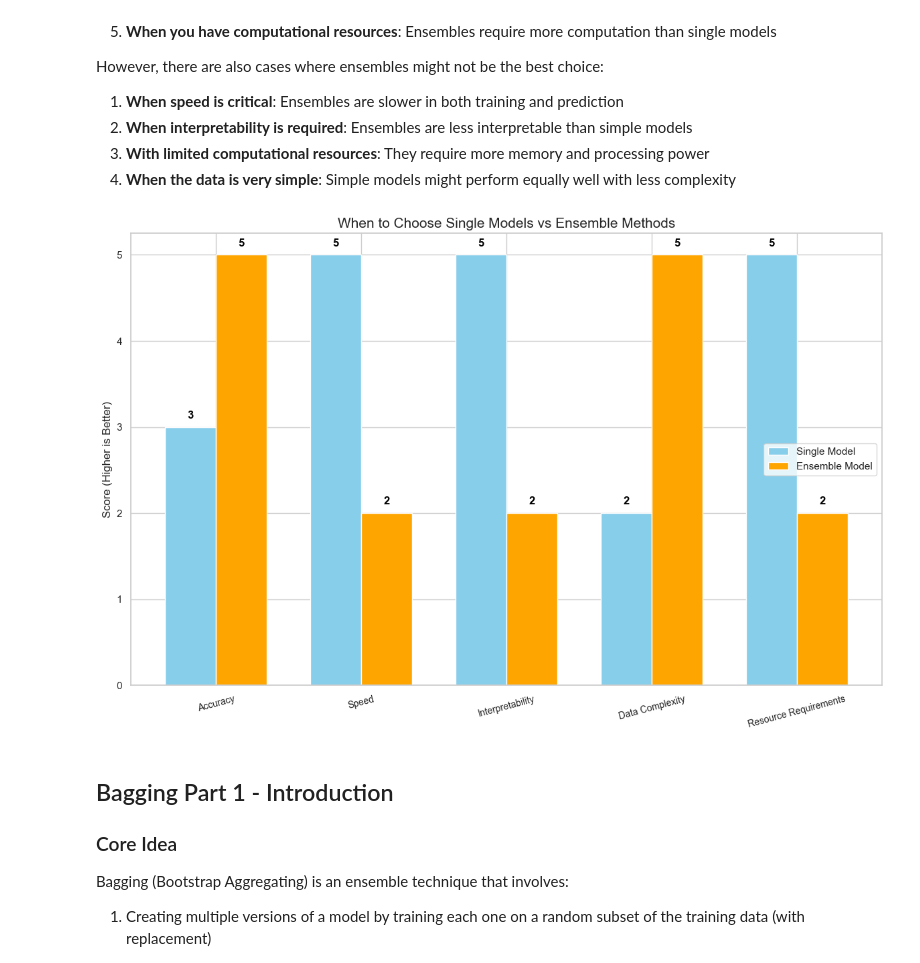
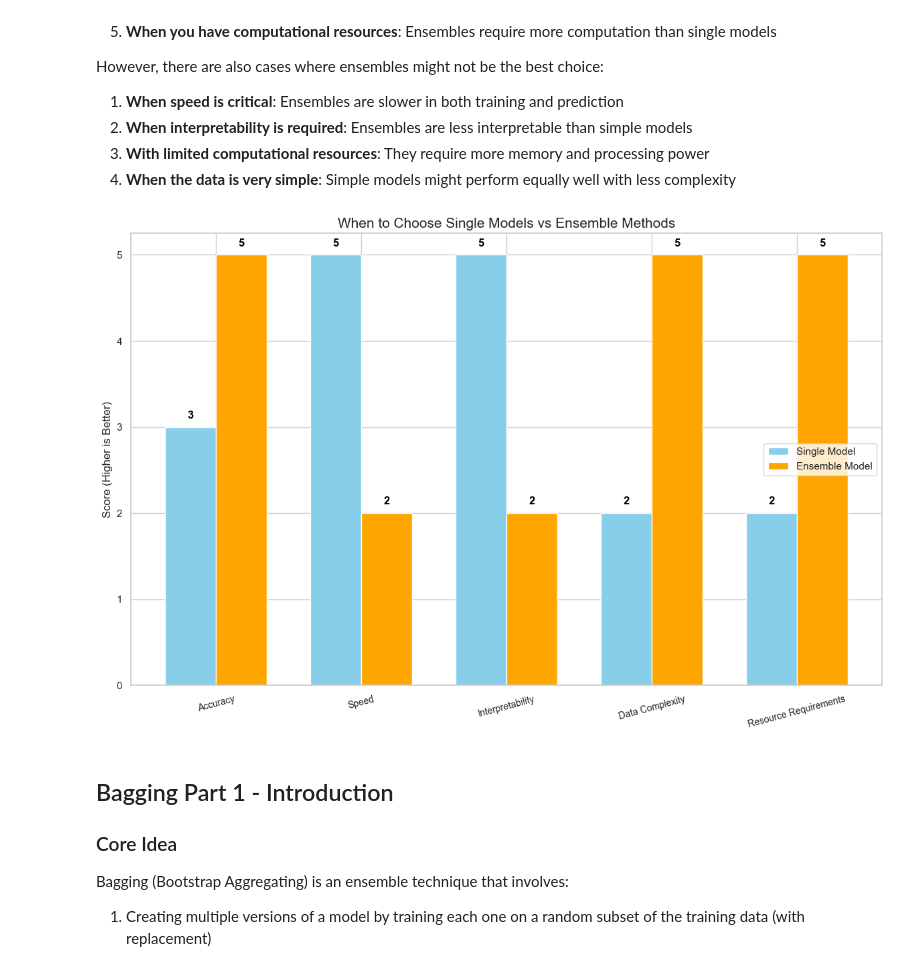
Before and after one commit to TasnimulIntazamAsif/MachineLearningWithPython, a Jupyter notebook: Sessions/Day24/ensemble.ipynb, the cells around one changed output. Drawn from its saved outputs; the diff is of its cells as text; code cells hidden in the pictures.

```diff
--- a/Sessions/Day24/ensemble.ipynb
+++ b/Sessions/Day24/ensemble.ipynb
@@ -246,34 +246,34 @@ However, there are also cases where ensembles might not be the best choice:
 # %%
 # Visualization to illustrate when to use ensemble methods
 plt.figure(figsize=(12, 8))
 
 # Create a table-like visualization
 factors = ['Accuracy', 'Speed', 'Interpretability', 'Data Complexity', 'Resource Requirements']
-single_scores = [3, 5, 5, 2, 5]  # Scores out of 5
-ensemble_scores = [5, 2, 2, 5, 2]  # Scores out of 5
+single_scores = [3, 5, 5, 2, 2]  # Scores out of 5
+ensemble_scores = [5, 2, 2, 5, 5]  # Scores out of 5
 
 x = np.arange(len(factors))
 width = 0.35
 
 plt.bar(x - width/2, single_scores, width, label='Single Model', color='skyblue')
 plt.bar(x + width/2, ensemble_scores, width, label='Ensemble Model', color='orange')
 
 plt.ylabel('Score (Higher is Better)', fontsize=12)
 plt.title('When to Choose Single Models vs Ensemble Methods', fontsize=15)
 plt.xticks(x, factors, fontsize=10, rotation=15)
 plt.yticks(np.arange(0, 6, 1))
 plt.legend()
 
 for i, v in enumerate(single_scores):
     plt.text(i - width/2, v + 0.1, str(v), color='black', fontweight='bold', ha='center')
 
 for i, v in enumerate(ensemble_scores):
     plt.text(i + width/2, v + 0.1, str(v), color='black', fontweight='bold', ha='center')
 
 plt.tight_layout()
 plt.show()
 # %% [output]
-[figure, old version]
+[figure, new version]
 # %% [markdown]
 ## Bagging Part 1 - Introduction
 
```
Also changed, not shown: parts of 2 cells of this notebook.
